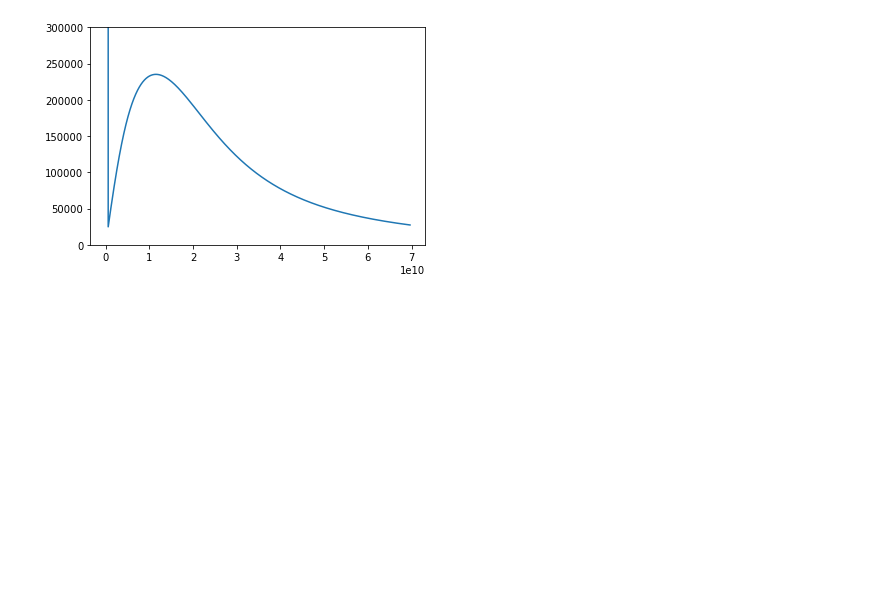
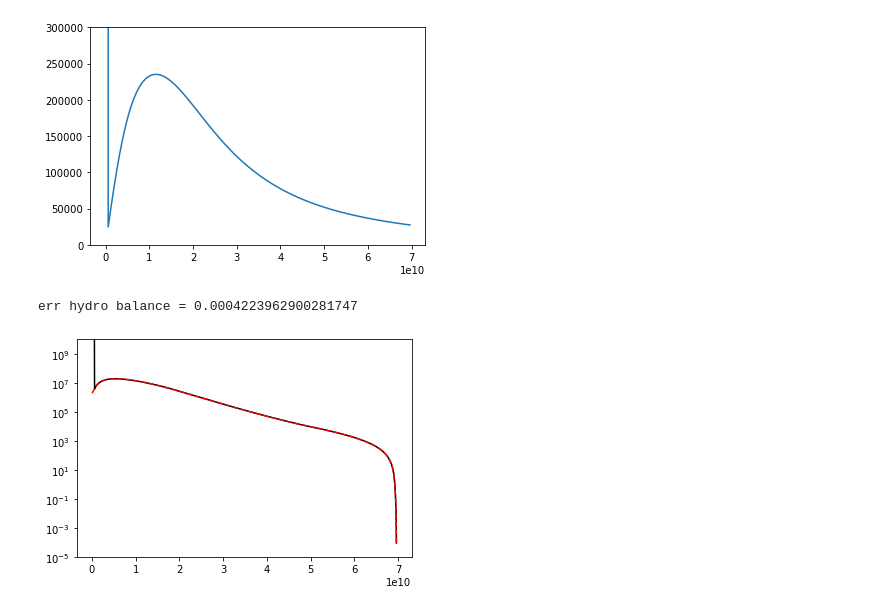
Before and after one commit to illorenzo7/Research_Notes, a Jupyter notebook: Model_S/Text_to_Binary.ipynb, the cells around one changed output. Saved outputs shown, nothing was run; the diff lists cells and outputs as text; code cells hidden in the pictures; blank space fills up the shorter version.

```diff
--- a/Model_S/Text_to_Binary.ipynb
+++ b/Model_S/Text_to_Binary.ipynb
@@ -146,8 +146,8 @@ di.rr = profs2[0]
 di.lnq = profs2[1]
 # %%
 # sense check I understand what's happening
-di.g = g_univ*np.exp(di.lnq)*di.msun/di.rr**2
-plt.plot(di.rr, di.g)
+di.grav = g_univ*np.exp(di.lnq)*di.msun/di.rr**2
+plt.plot(di.rr, di.grav)
 plt.ylim(0,3e5)
 # %% [output]
 (0.0, 300000.0)
@@ -159,17 +159,18 @@ di.tmp = profs2[2]
 di.prs = profs2[3]
 di.rho = profs2[4]
 di.xfrac = profs2[5] # hydrogen per mass
-di.lum = profs2[6]
-di.opa = profs2[7]
-di.eps = profs2[8] # nuclear generation rate
-di.gam1 = profs2[9] # first adiabatic exponent (dlnp/dlnrho)_ad
-di.gamad = profs2[10] # adiabatic gradient
+di.lum = profs2[6] # L(r)
+di.opa = profs2[7] # opacity(r)
+di.eps = profs2[8] # nuclear generation rate (r)
+di.gamma = profs2[9] # first adiabatic exponent (dlnp/dlnrho)_ad
+di.gamma_ad = profs2[10] # adiabatic gradient: (dlnT/dlnp)_ad
 di.delta = profs2[11] # coeff. vol. expansion: -(dlnrho/dlnT)_p
 di.cp = profs2[12] # pressure specific heat
 di.mue = 1./profs2[13] # mean mol. weight of electrons
 amu = 1.66054e-24
 di.ne = 1/(amu*di.mue)
-di.dsdr = di.cp/di.rr*profs2[14]
+di.dsdr = di.cp/di.rr*profs2[14] # profs2[14] = 1 / gam1 * dlnP/dlnr - dlnrho/dlnr
+            # = (dlnrho/dlnr)_ad - dlnrho/dlnr
 di.zfrac = profs[16]
 # %%
 # compute molecular diffusion coefficients
@@ -185,3 +186,23 @@ di.eta = 1e13*di.tmp**(-1.5)
 # molecular Prandtl numbers
 di.prm = di.nu/di.eta
 di.pr = di.nu/di.kappa
+# %%
+# compute derivatives of thermal variables numerically
+di.drhodr = np.gradient(di.rho, di.rr)
+di.dtmpdr = np.gradient(di.tmp, di.rr)
+di.dprsdr = np.gradient(di.prs, di.rr)
+
+di.dlnrho = di.drhodr/di.rho
+di.dlntmp = di.dtmpdr/di.tmp
+di.dlnprs = di.dprsdr/di.prs
+# %%
+# test hydrostatic balance
+plt.plot(di.rr, di.rho*di.grav, 'k', label='rho*g')
+plt.plot(di.rr, -di.dprsdr, 'r--', label='-dP/dr')
+plt.yscale('log')
+plt.ylim(1e-5,1e10)
+err = (di.rho*di.grav+di.dprsdr)/di.dprsdr
+print ("err hydro balance =", np.mean(np.abs(err[:-1])))
+# %% [output]
+err hydro balance = 0.0004223962900281747
+[figure, added]
```
Also changed, not shown: parts of 10 cells of this notebook, 1 other file.
